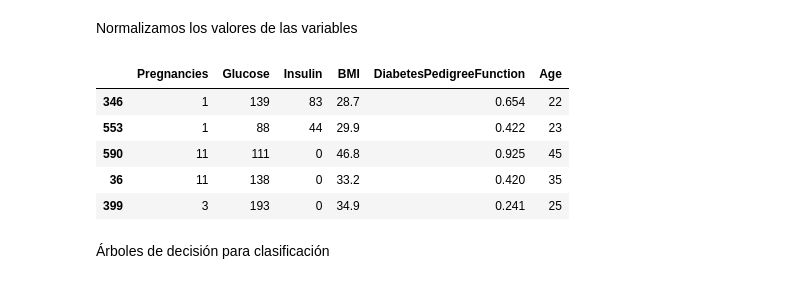
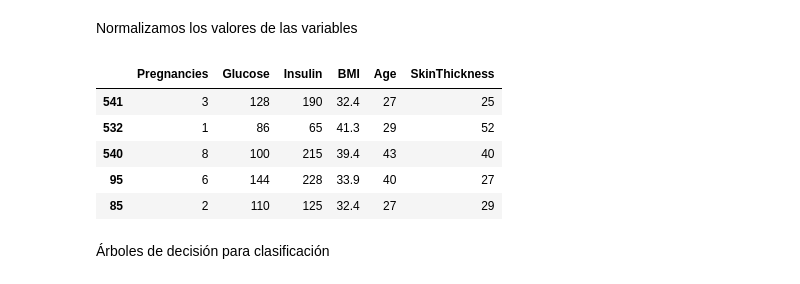
Before and after one commit to 4GeeksAcademy/machine-learning-python-template-arboles, a Jupyter notebook: src/explore.ipynb, the cells around one changed output. Drawn from its saved outputs; the diff is of its cells as text; code cells hidden in the pictures.

```diff
--- a/src/explore.ipynb
+++ b/src/explore.ipynb
@@ -128,6 +130,11 @@ plt.show()
 # %%
-#Eliminamos los valores 0 de las variables BMI, Glucose y BloodPressure porque una persona no puede tener nivel 0 en cualquiera de estas tres variables
+#Eliminamos los valores 0 de las variables BMI, Glucose, Insulin, BloodPressure porque una persona no puede tener nivel 0 en cualquiera de estas tres variables
 
 total_data = total_data[total_data["BMI"] != 0]
 total_data = total_data[total_data["Glucose"] != 0]
 total_data = total_data[total_data["BloodPressure"] != 0]
+total_data = total_data[total_data["Insulin"] != 0]
+
+#Elimino también el valor 100 de SkinThickness ya que es el único outlier que existe para esa variable y por lo tanto probablemtne sea un error
+
+total_data = total_data[total_data["SkinThickness"]<=100]
@@ -133,0 +164,4 @@ total_data = total_data[total_data["BloodPressure"] != 0]
+# %%
+#Elimino los outliers de la variable
+
+total_data = total_data[total_data["DiabetesPedigreeFunction"] <= 1.31]
@@ -186,6 +222,6 @@ Podemos prescindir de las variables BloodPressure y SkinThickness ya que tienen
 # %%
 total_data.drop(["BloodPressure"], axis=1, inplace=True)
-total_data.drop(["SkinThickness"], axis=1, inplace=True)
+total_data.drop(["DiabetesPedigreeFunction"], axis=1, inplace=True)
 
 total_data.head()
 # %% [output]
@@ -200,21 +236,21 @@ Normalizamos los valores de las variables
 # %%
 from sklearn.model_selection import train_test_split
 
-num_variables = ["Pregnancies", "Glucose", "Insulin", "BMI", "DiabetesPedigreeFunction", "Age"]
+num_variables = ["Pregnancies", "Glucose", "Insulin", "BMI", "Age", "SkinThickness"]
 
 X = total_data.drop(["Outcome"], axis=1)[num_variables]
 y = total_data["Outcome"]
 
 X_train, X_test, y_train, y_test = train_test_split(X, y, test_size=0.2, random_state=42)
 
 X_test.head()
 # %% [output]
-|  | Pregnancies | Glucose | Insulin | BMI | DiabetesPedigreeFunction | Age |
-| 346 | 1 | 139 | 83 | 28.7 | 0.654 | 22 |
-| 553 | 1 | 88 | 44 | 29.9 | 0.422 | 23 |
-| 590 | 11 | 111 | 0 | 46.8 | 0.925 | 45 |
-| 36 | 11 | 138 | 0 | 33.2 | 0.420 | 35 |
-| 399 | 3 | 193 | 0 | 34.9 | 0.241 | 25 |
+|  | Pregnancies | Glucose | Insulin | BMI | Age | SkinThickness |
+| 541 | 3 | 128 | 190 | 32.4 | 27 | 25 |
+| 532 | 1 | 86 | 65 | 41.3 | 29 | 52 |
+| 540 | 8 | 100 | 215 | 39.4 | 43 | 40 |
+| 95 | 6 | 144 | 228 | 33.9 | 40 | 27 |
+| 85 | 2 | 110 | 125 | 32.4 | 27 | 29 |
 # %%
 #Escalado de las variables
 from sklearn.preprocessing import MinMaxScaler
```
Also changed, not shown: parts of 17 cells of this notebook, 1 other file.
